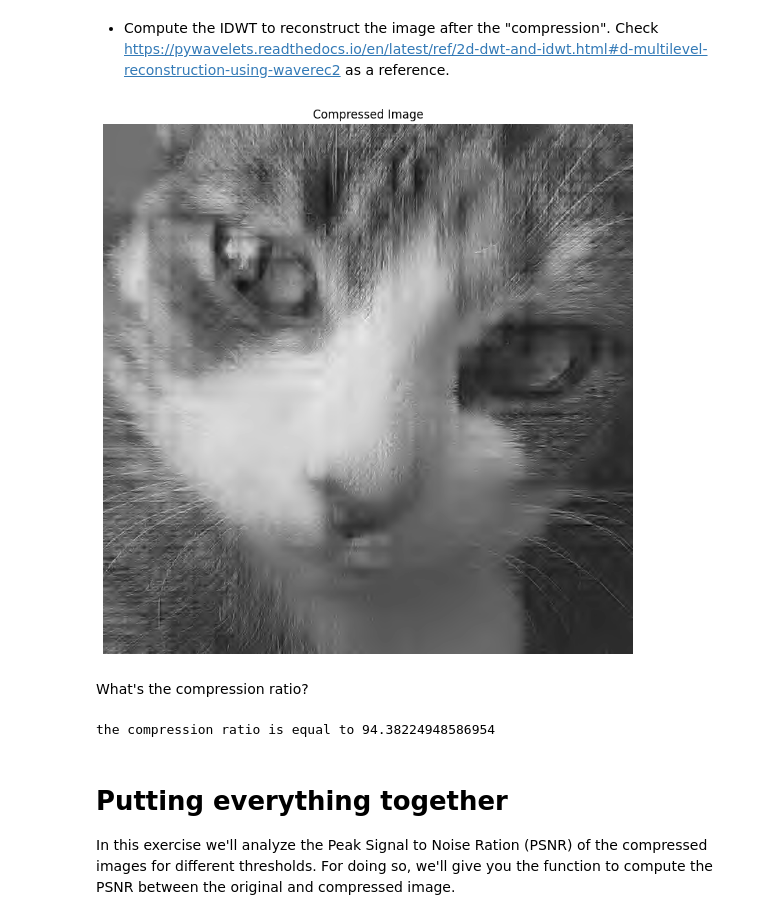
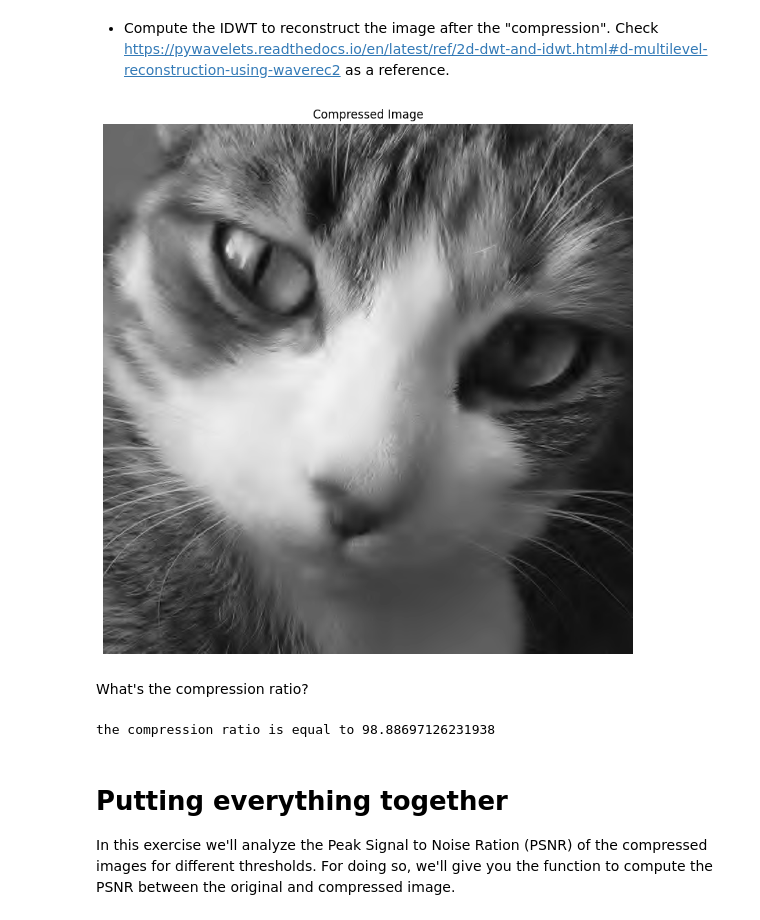
Before and after one commit to KHOUTAIBI/TSIA-TP, a Jupyter notebook: TP_Wavelets.ipynb, the cells around one changed output. Saved outputs shown, nothing was run; the diff lists cells and outputs as text; code cells hidden in the pictures.

Commit message:
finished wavelet

```diff
--- a/TP_Wavelets.ipynb
+++ b/TP_Wavelets.ipynb
@@ -400,20 +365,58 @@ def compression_ratio(original_image, wavelet):
+# %%
+# Your code here
+
+def image_compression(original_image,wavelet,threshhold):
+    max_levels =   6  # how many levels of decomposition
+    waved_image = pywt.wavedec2(data=original_image, wavelet=wavelet,level=6)
+
+    for level in range(1,max_levels + 1):
+        # Let us compute the 2D DWT
+        threshholded_image_1 = pywt.threshold(data=waved_image[level][0], value=threshhold)
+        threshholded_image_2 = pywt.threshold(data=waved_image[level][1], value=threshhold)
+        threshholded_image_3 = pywt.threshold(data=waved_image[level][2], value=threshhold)
+
+        waved_image[level] = (threshholded_image_1,threshholded_image_2,threshholded_image_3)
+
+    reconstructed_image = pywt.waverec2(waved_image,wavelet=wavelet)
+
+    return reconstructed_image
+
+
+def compression_ratio(original_image,wavelet,threshhold):
+  max_levels =   6  # how many levels of decomposition
+  waved_image = pywt.wavedec2(data=original_image, wavelet=wavelet,level=6)
+  zeros = 0
+
+  for level in range(1,max_levels + 1):
+      # Let us compute the 2D DWT
+
+      threshholded_image_1 = pywt.threshold(data=waved_image[level][0], value=threshhold)
+      threshholded_image_2 = pywt.threshold(data=waved_image[level][1], value=threshhold)
+      threshholded_image_3 = pywt.threshold(data=waved_image[level][2], value=threshhold)
+    # Counting the non zero pixels
+
+      zeros += (np.count_nonzero(threshholded_image_1) +
+                np.count_nonzero(threshholded_image_2) +
+                np.count_nonzero(threshholded_image_3) )
+
+  return (1- zeros/(np.size(original_image))) * 100
 # %% [markdown]
 * Compute the IDWT to reconstruct the image after the "compression". Check https://pywavelets.readthedocs.io/en/latest/ref/2d-dwt-and-idwt.html#d-multilevel-reconstruction-using-waverec2 as a reference.
 # %%
 # here we will use the same image variable c
-reconstructed_image = image_compression(input_image,'db4')
+reconstructed_image = image_compression(input_image,'db4',100)
 #plot compressed image
 show_image(reconstructed_image, 'Compressed Image')
 # %% [output]
-[figure, old version]
+[figure, new version]
 # %% [markdown]
 What's the compression ratio?
 # %%
 # Compression ratio of the image
-ratio = compression_ratio(input_image,'db4')
+ratio = compression_ratio(input_image,'db4',100)
 print(f'the compression ratio is equal to {ratio}')
 # %% [output]
-the compression ratio is equal to 94.38224948586954
+the compression ratio is equal to 98.88697126231938
 # %% [markdown]
 # **Putting everything together**
 
```
Also changed, not shown: parts of 11 cells of this notebook, 3 other files.
